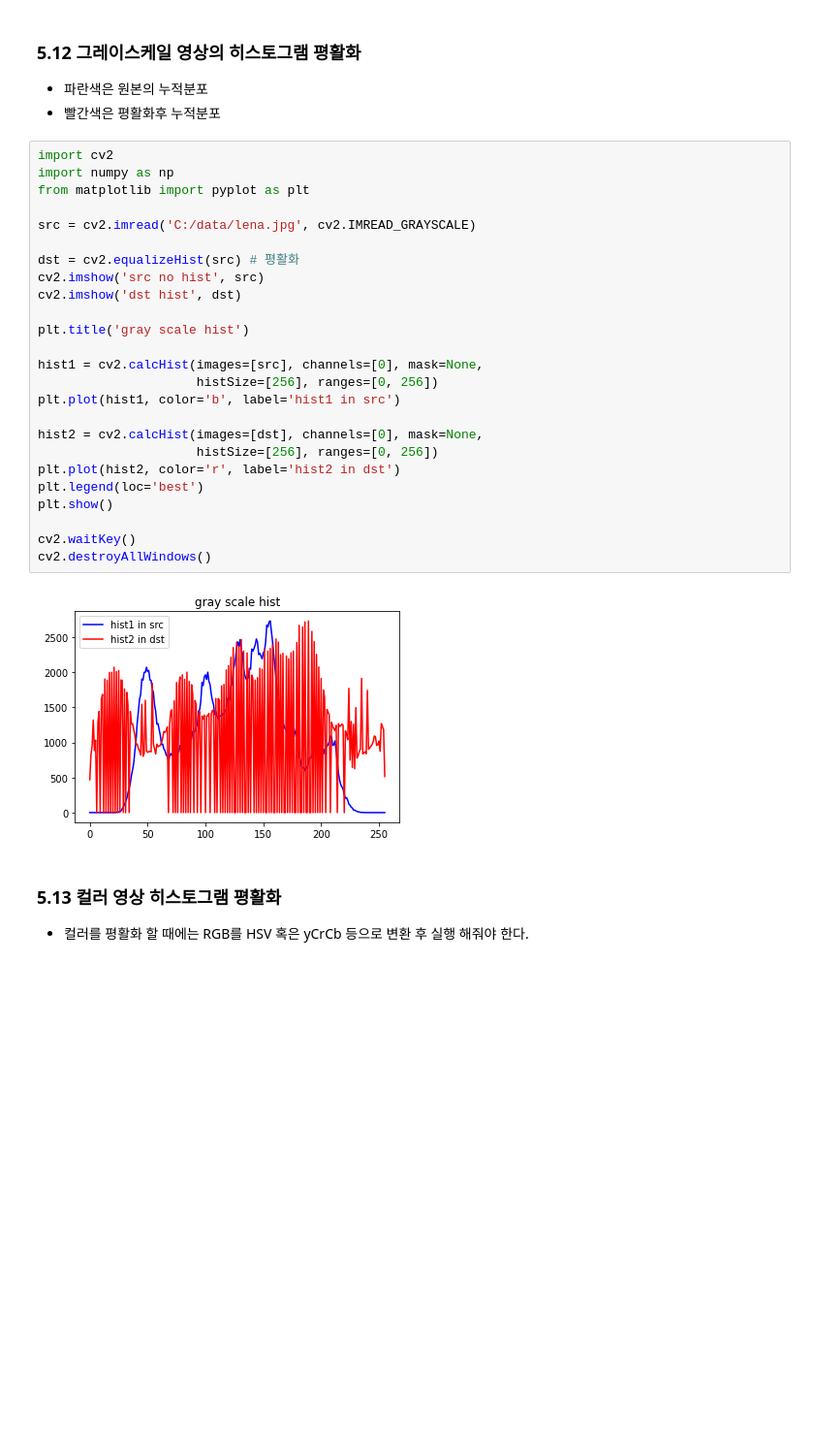
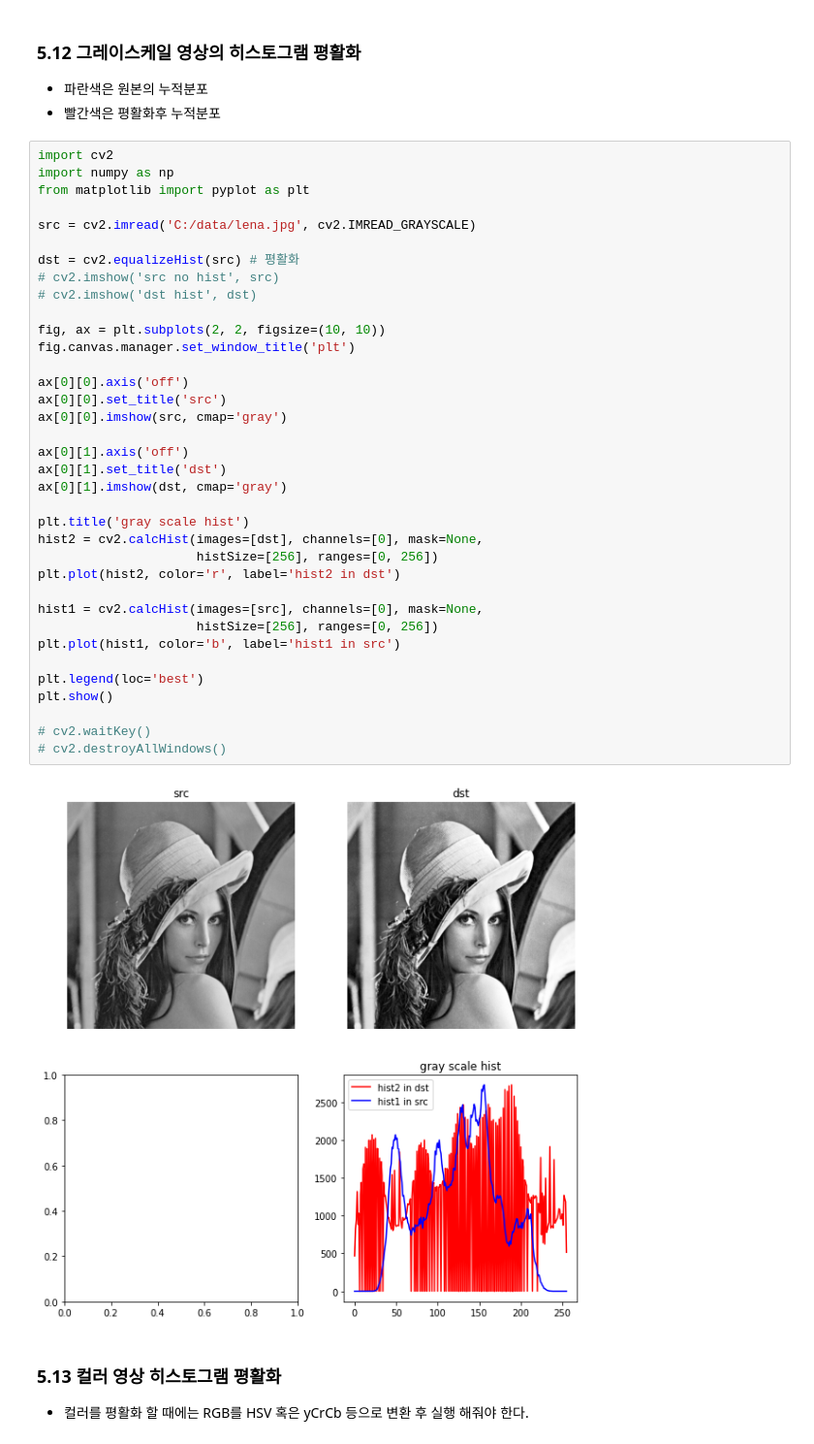
Before and after one commit to sedoll/knu_opencv, a Jupyter notebook: chap05/chap05.ipynb, the cells around one changed output. Shown at 97% size. Drawn from its saved outputs; the diff is of its cells as text; blank space fills up the shorter version.

```diff
--- a/chap05/chap05.ipynb
+++ b/chap05/chap05.ipynb
@@ -339,30 +387,41 @@ dst = [[  0   0 255 255]
 # %%
 import cv2
 import numpy as np
 from matplotlib import pyplot as plt
 
 src = cv2.imread('C:/data/lena.jpg', cv2.IMREAD_GRAYSCALE)
 
 dst = cv2.equalizeHist(src) # 평활화
-cv2.imshow('src no hist', src)
-cv2.imshow('dst hist', dst)
+# cv2.imshow('src no hist', src)
+# cv2.imshow('dst hist', dst)
+
+fig, ax = plt.subplots(2, 2, figsize=(10, 10))
+fig.canvas.manager.set_window_title('plt')
+
+ax[0][0].axis('off')
+ax[0][0].set_title('src')
+ax[0][0].imshow(src, cmap='gray')
+
+ax[0][1].axis('off')
+ax[0][1].set_title('dst')
+ax[0][1].imshow(dst, cmap='gray')
 
 plt.title('gray scale hist')
+hist2 = cv2.calcHist(images=[dst], channels=[0], mask=None,
+                     histSize=[256], ranges=[0, 256])
+plt.plot(hist2, color='r', label='hist2 in dst')
 
 hist1 = cv2.calcHist(images=[src], channels=[0], mask=None,
                      histSize=[256], ranges=[0, 256])
 plt.plot(hist1, color='b', label='hist1 in src')
 
-hist2 = cv2.calcHist(images=[dst], channels=[0], mask=None,
-                     histSize=[256], ranges=[0, 256])
-plt.plot(hist2, color='r', label='hist2 in dst')
 plt.legend(loc='best')
 plt.show()
 
-cv2.waitKey()
-cv2.destroyAllWindows()
+# cv2.waitKey()
+# cv2.destroyAllWindows()
 # %% [output]
-[figure, old version]
+[figure, new version]
 # %% [markdown]
 ### 5.13 컬러 영상 히스토그램 평활화
 
```
Also changed, not shown: parts of 12 cells of this notebook, 2 other files.
